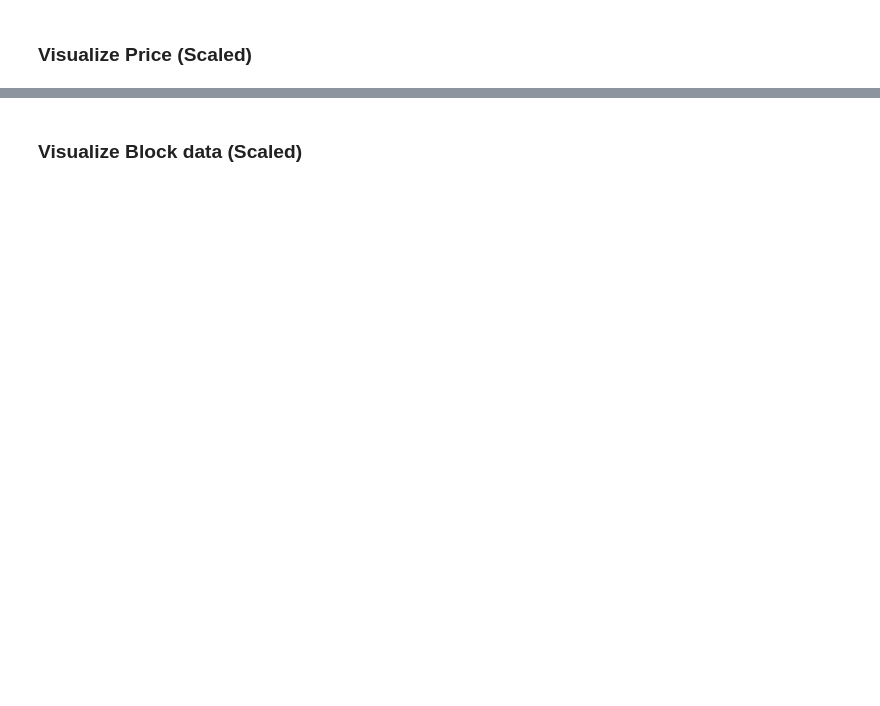
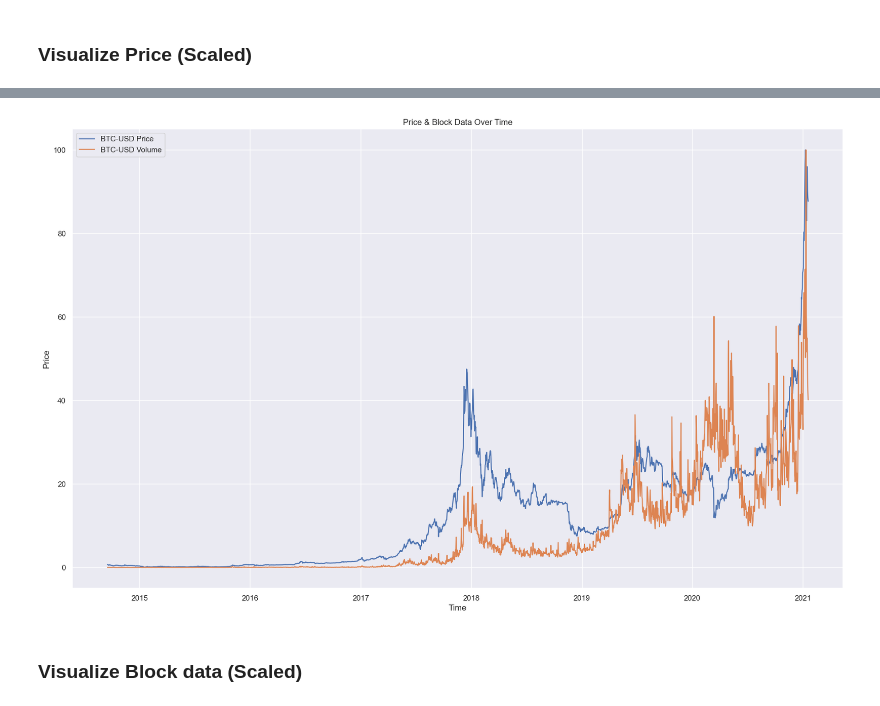
Before and after one commit to larry-lime/btc-stat-analysis, a Jupyter notebook: src/price_and_block/price_and_block.ipynb, the cells around one changed output, grey strips where cells are left out. Drawn from its saved outputs; the diff is of its cells as text; code cells hidden in the pictures; blank space fills up the shorter version.

```diff
--- a/src/price_and_block/price_and_block.ipynb
+++ b/src/price_and_block/price_and_block.ipynb
@@ -263,6 +378,6 @@ plt.show()
 # %%
 # Import data
-price_and_block_additional_scaled = pk.load(open("binary\\price_and_block_additional_scaled.p", "rb" ))
+price_and_block_additional_scaled = pk.load(open("binary/price_and_block_additional_scaled.p", "rb" ))
 price_and_block_additional_scaled.columns = [str(i) for i in price_and_block_additional_scaled.columns]
 
 # Plot
@@ -280,33 +395,35 @@ sns.lineplot(x='Date',
 sns.lineplot(x='Date',
             y="('Volume', 'BTC-USD')",
             data=price_and_block_additional_scaled,
             label='BTC-USD Volume')
 
 # sns.lineplot(x='Date',
 #             y="('Volume', 'BTC-USD')",
 #             data=price_and_block_additional_scaled,
 #             label='BTC-USD Volume')
 
 # sns.lineplot(x='Date',
 #             y="('Volume', 'BTC-USD')",
 #             data=price_and_block_additional_scaled,
 #             label='BTC-USD Volume')
 
 # sns.lineplot(x='Date',
 #             y="('Volume', 'BTC-USD')",
 #             data=price_and_block_additional_scaled,
 #             label='BTC-USD Volume')
 
 # Add features
 plt.title("Price & Block Data Over Time")
 plt.xlabel('Time')
 plt.ylabel('Price')
 plt.legend(loc='upper left')
 
 # Save
-plt.savefig("plots\\crypto_price.jpg", dpi = 300)
+plt.savefig("plots/crypto_price.jpg", dpi = 300)
 
 # Show data
 plt.show()
+# %% [output]
+[figure, added]
 # %% [markdown]
 ### Visualize Block data (Scaled)
```
Also changed, not shown: parts of 55 cells of this notebook, 10 other files.
